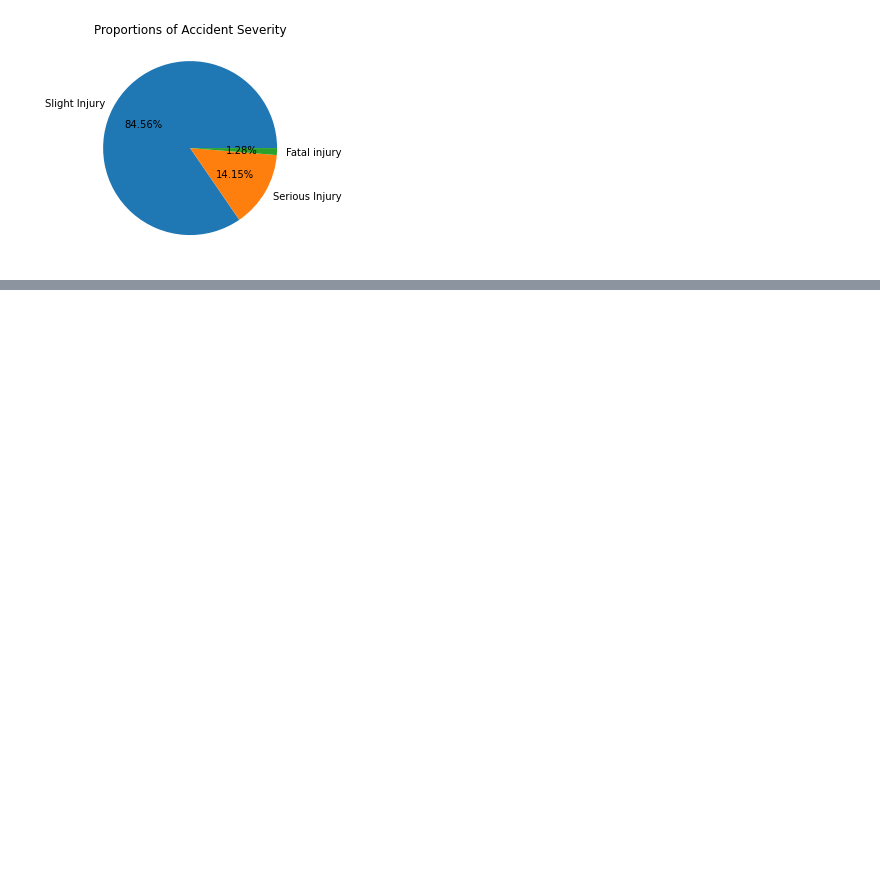
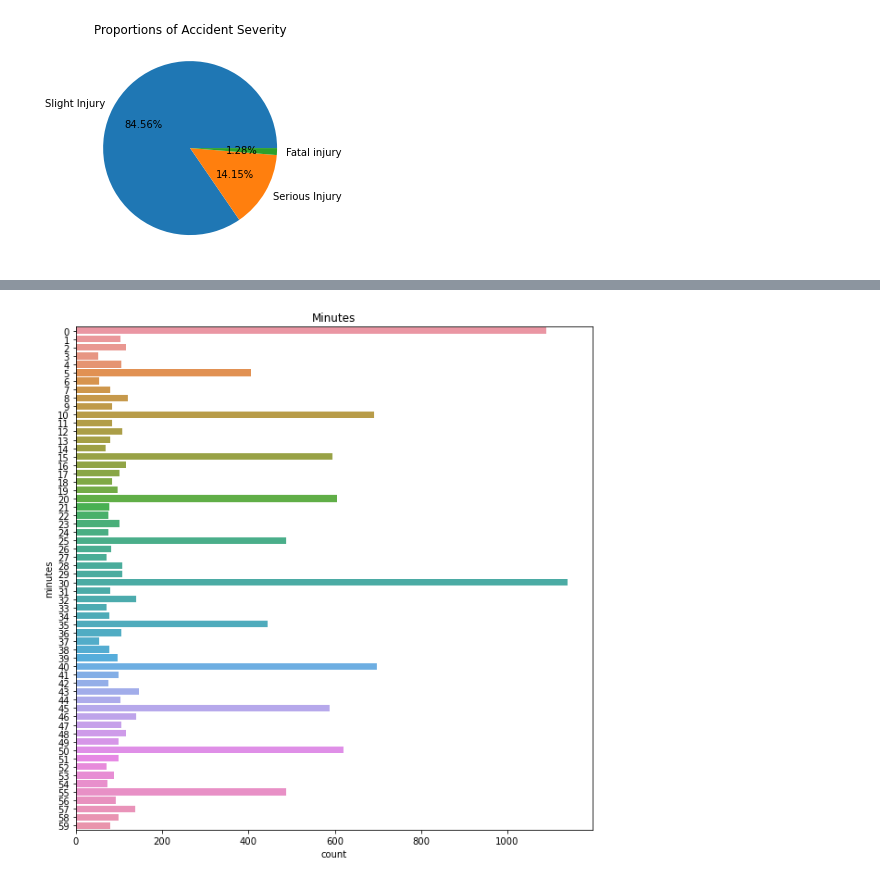
Before and after one commit to LahariBoni/RTA---Road-Accident-Severity, a Jupyter notebook: RTA_Dataset.ipynb, the cells around one changed output, grey strips where cells are left out. Drawn from its saved outputs; the diff is of its cells as text; code cells hidden in the pictures; blank space fills up the shorter version.

```diff
--- a/RTA_Dataset.ipynb
+++ b/RTA_Dataset.ipynb
@@ -338,0 +338,7 @@ plt.show()
+# %%
+plt.figure(figsize=(10,10))
+sns.countplot(y=data["minutes"])
+plt.title("Minutes")
+plt.show()
+# %% [output]
+[figure, added]
```
Also changed, not shown: parts of 6 cells of this notebook.
